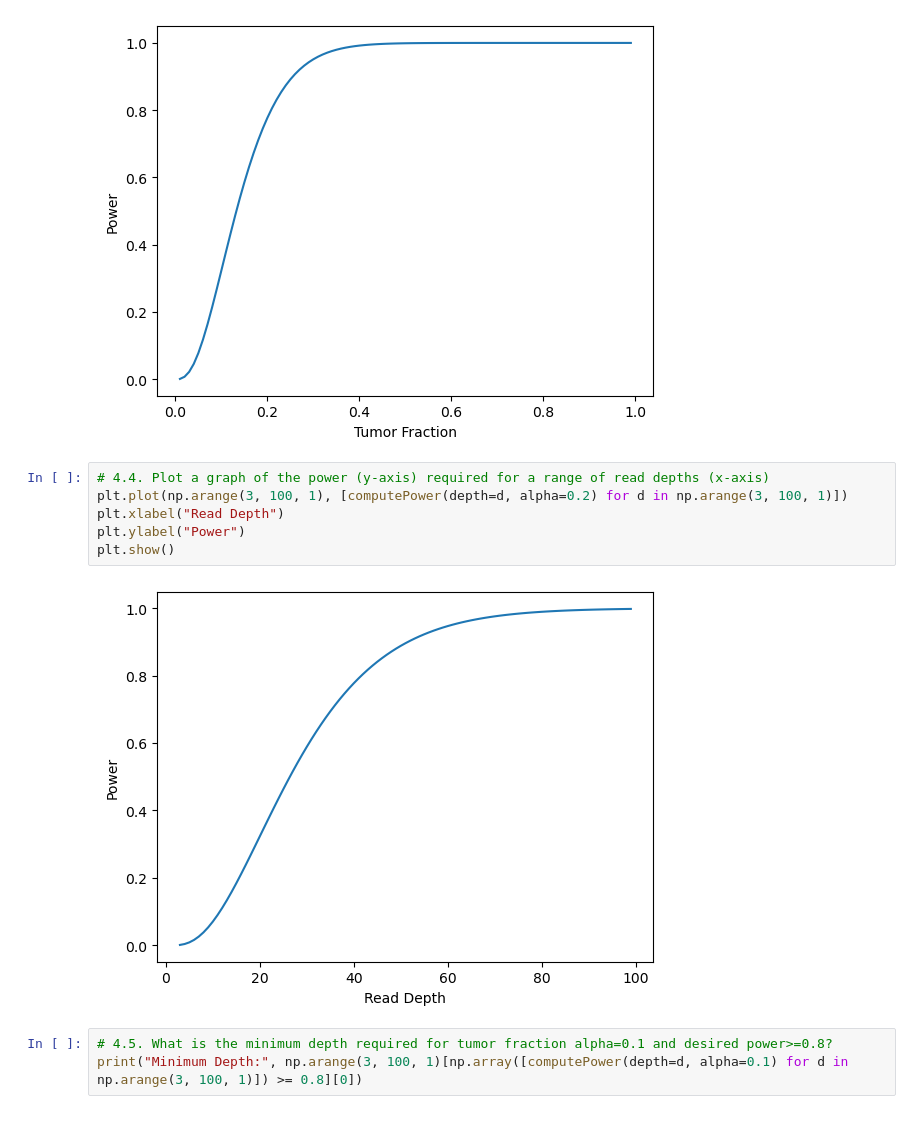
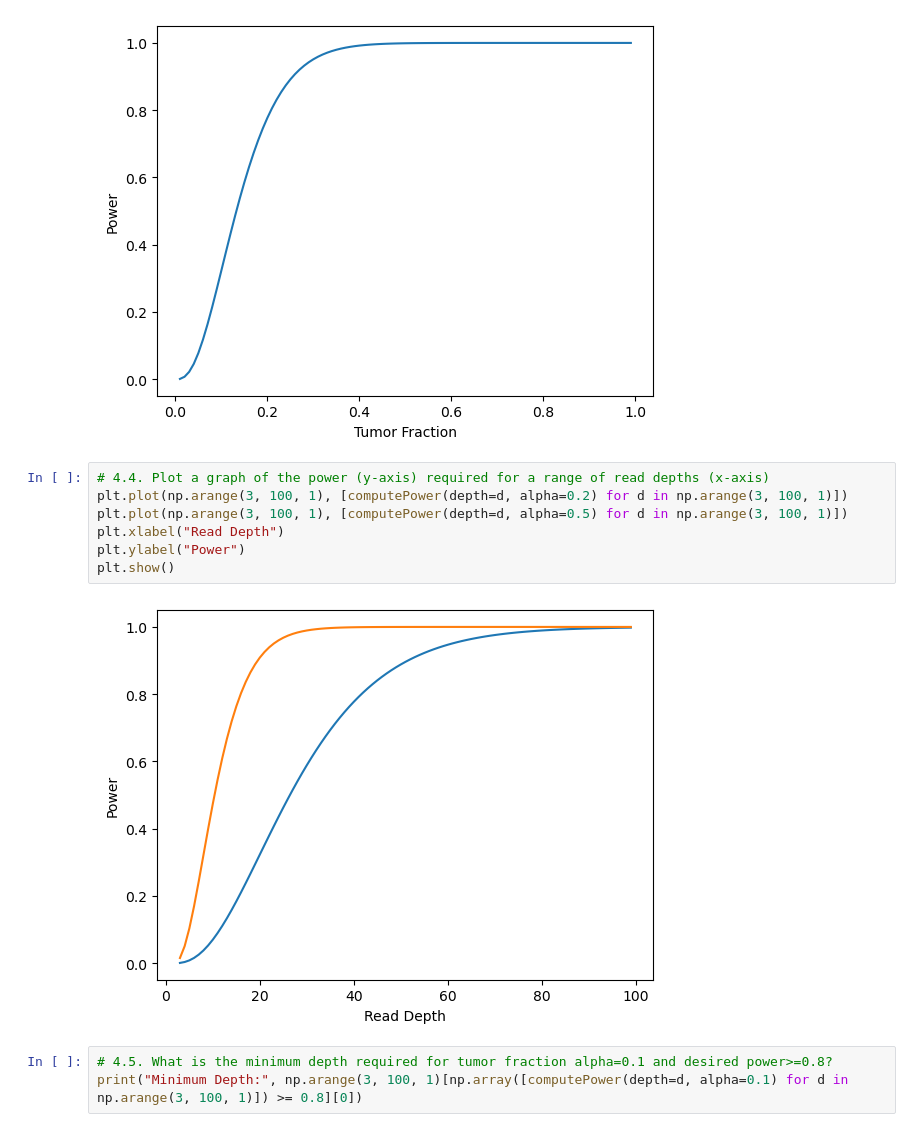
Before and after one commit to TanushGoel/Genome540-541, a Jupyter notebook: Genome541/Homework8/genome_hw_8.ipynb, the cells around one changed output. Cells and saved outputs as stored; diff of their text form.

```diff
--- a/Genome541/Homework8/genome_hw_8.ipynb
+++ b/Genome541/Homework8/genome_hw_8.ipynb
@@ -326,11 +326,12 @@ plt.show()
 # %%
 # 4.4. Plot a graph of the power (y-axis) required for a range of read depths (x-axis)
 plt.plot(np.arange(3, 100, 1), [computePower(depth=d, alpha=0.2) for d in np.arange(3, 100, 1)])
+plt.plot(np.arange(3, 100, 1), [computePower(depth=d, alpha=0.5) for d in np.arange(3, 100, 1)])
 plt.xlabel("Read Depth")
 plt.ylabel("Power")
 plt.show()
 # %% [output]
-[figure, old version]
+[figure, new version]
 # %%
 # 4.5. What is the minimum depth required for tumor fraction alpha=0.1 and desired power>=0.8?
 print("Minimum Depth:", np.arange(3, 100, 1)[np.array([computePower(depth=d, alpha=0.1) for d in np.arange(3, 100, 1)]) >= 0.8][0])
```
Also changed, not shown: parts of 2 cells of this notebook.
